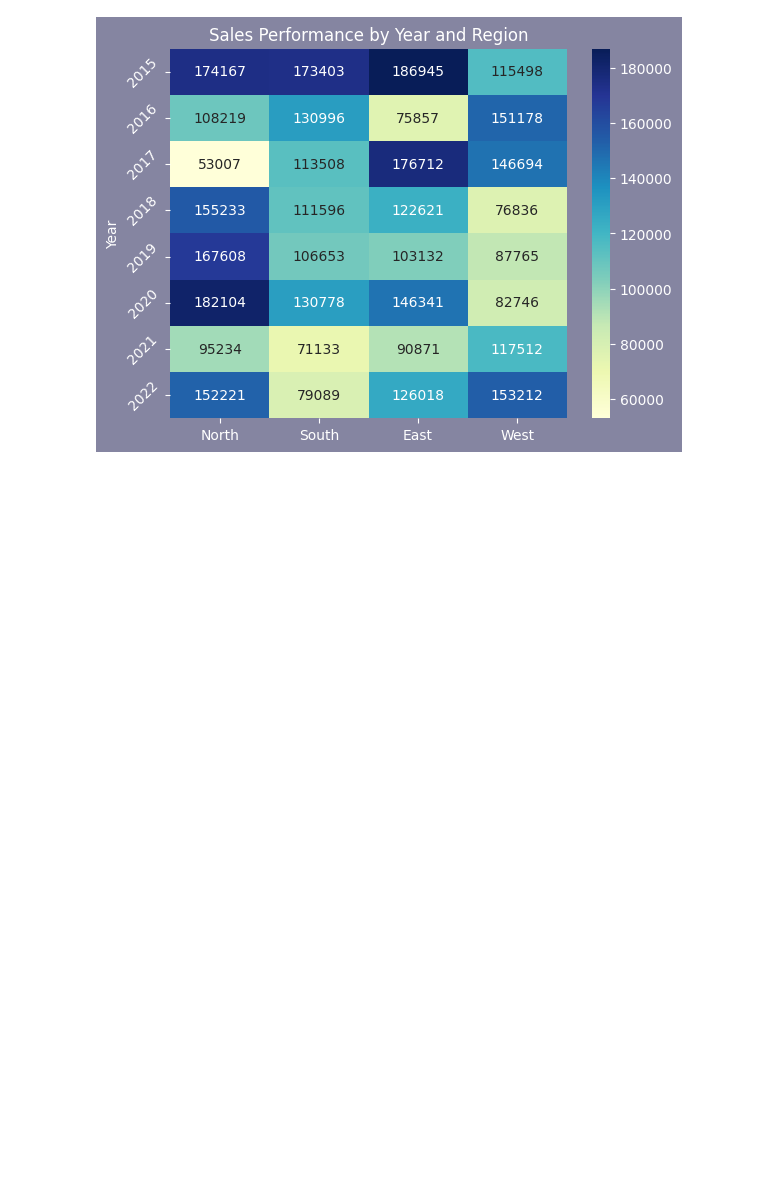
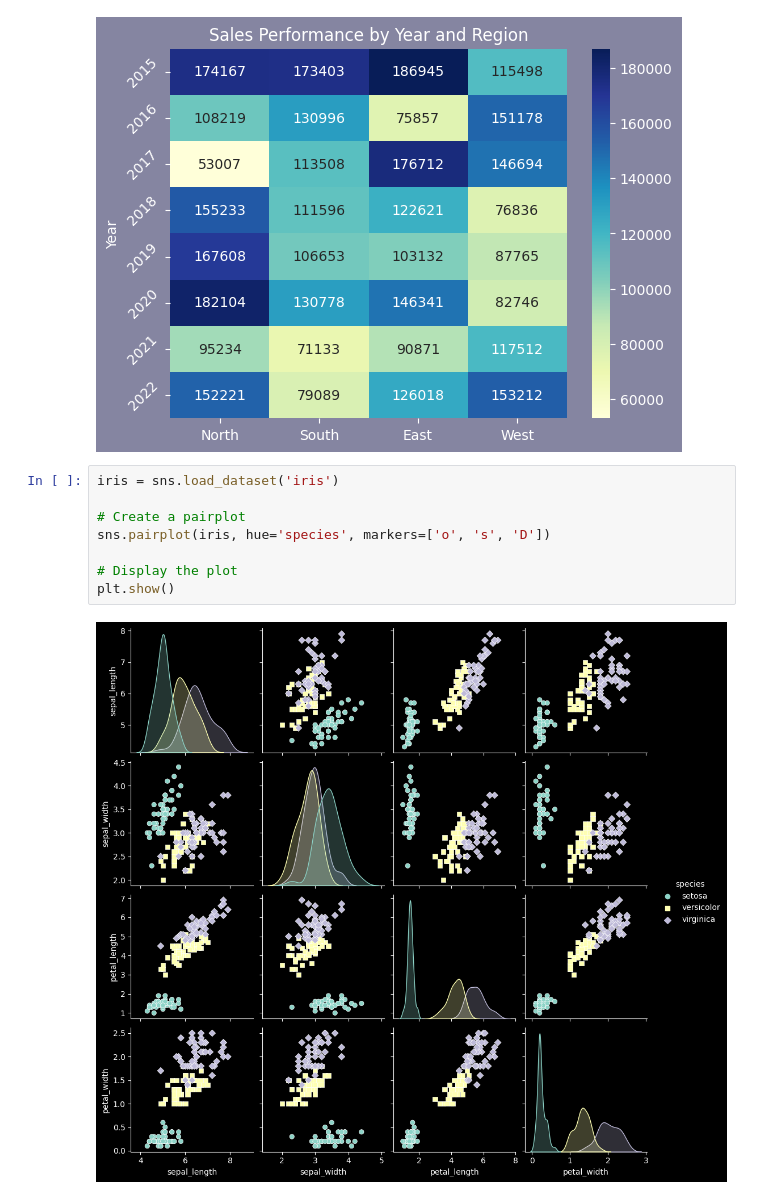
Before and after one commit to PeachDew/data_storytelling, a Jupyter notebook: datastoryexploration.ipynb, the cells around one changed output. Cells and saved outputs as stored; diff of their text form; blank space fills up the shorter version.

```diff
--- a/datastoryexploration.ipynb
+++ b/datastoryexploration.ipynb
@@ -129,3 +129,13 @@ ax.set_yticklabels(ax.get_yticklabels(), rotation=45, ha='right')
 plt.show()
 # %% [output]
 [figure]
+# %%
+iris = sns.load_dataset('iris')
+
+# Create a pairplot
+sns.pairplot(iris, hue='species', markers=['o', 's', 'D'])
+
+# Display the plot
+plt.show()
+# %% [output]
+[figure, added]
```
Also changed, not shown: 1 other file.
